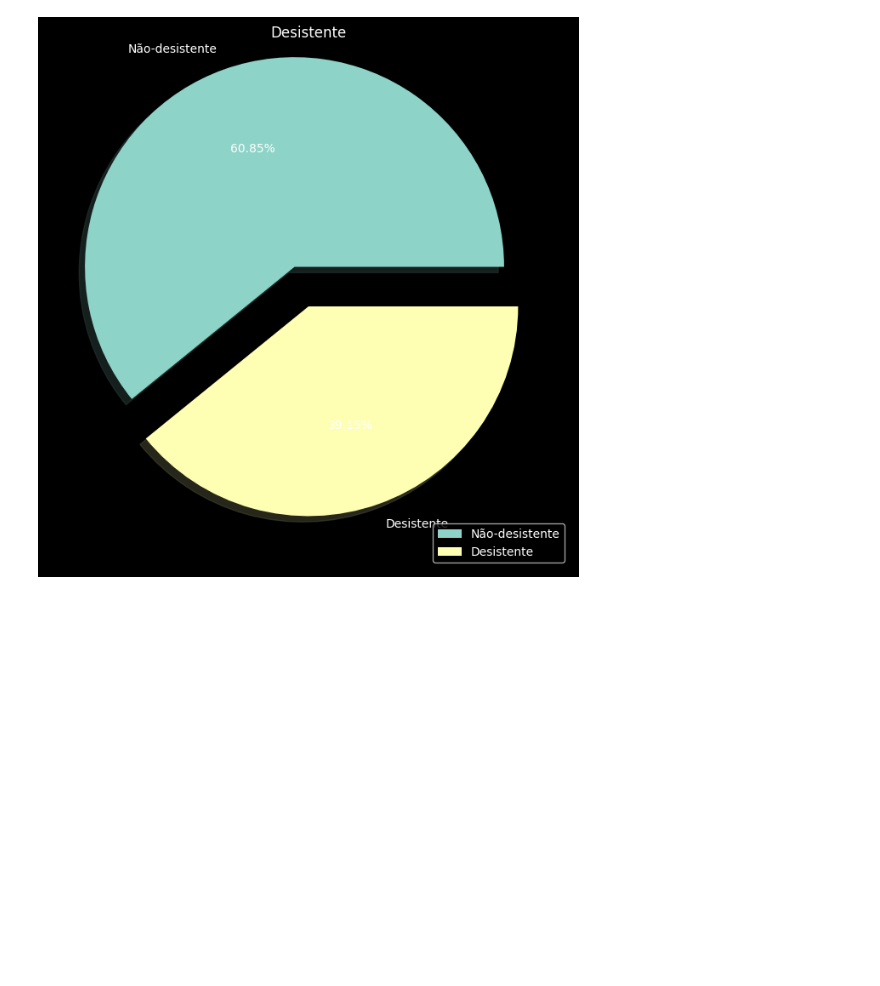
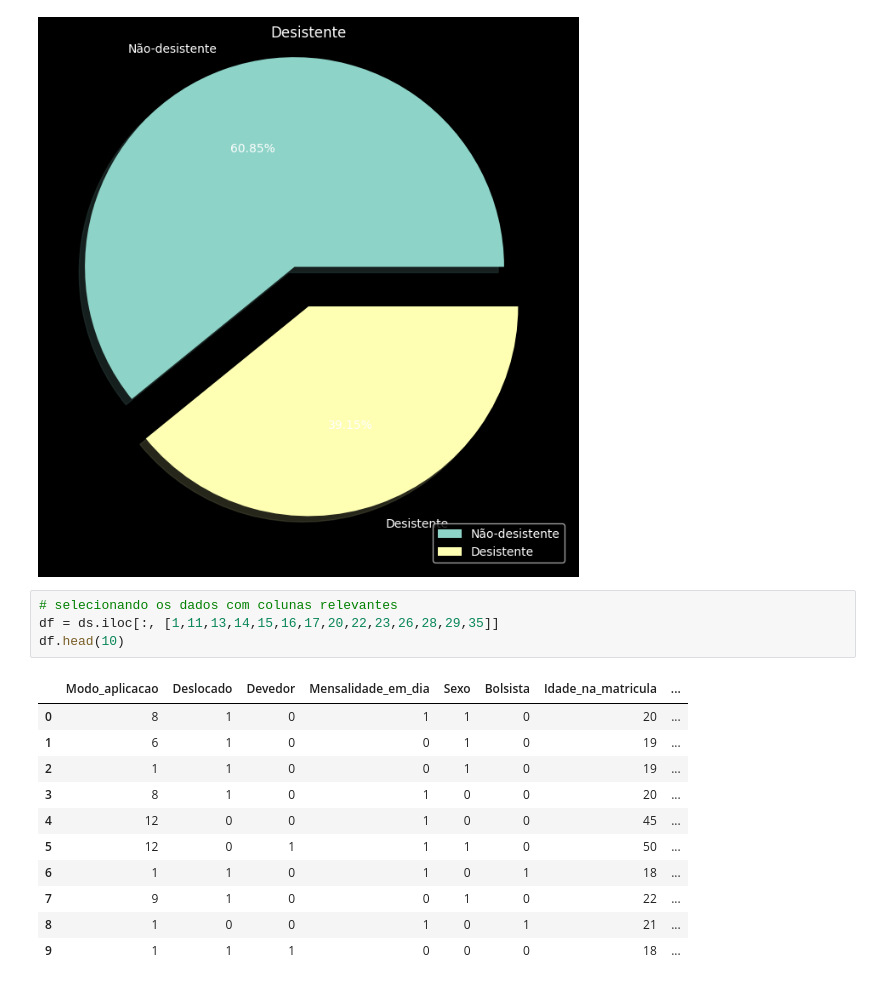
Before and after one commit to Joao-Inacio/Labs, a Jupyter notebook: Predict students/students.ipynb, the cells around one changed output. Cells and saved outputs as stored; diff of their text form; blank space fills up the shorter version.

```diff
--- a/Predict students/students.ipynb
+++ b/Predict students/students.ipynb
@@ -235,3 +235,19 @@ plt.pie(
 plt.legend(loc='lower right');
 # %% [output]
 [figure]
+# %%
+# selecionando os dados com colunas relevantes
+df = ds.iloc[:, [1,11,13,14,15,16,17,20,22,23,26,28,29,35]]
+df.head(10)
+# %% [output]
+|  | Modo_aplicacao | Deslocado | Devedor | Mensalidade_em_dia | Sexo | Bolsista | Idade_na_matricula | ... |
+| 0 | 8 | 1 | 0 | 1 | 1 | 0 | 20 | ... |
+| 1 | 6 | 1 | 0 | 0 | 1 | 0 | 19 | ... |
+| 2 | 1 | 1 | 0 | 0 | 1 | 0 | 19 | ... |
+| 3 | 8 | 1 | 0 | 1 | 0 | 0 | 20 | ... |
+| 4 | 12 | 0 | 0 | 1 | 0 | 0 | 45 | ... |
+| 5 | 12 | 0 | 1 | 1 | 1 | 0 | 50 | ... |
+| 6 | 1 | 1 | 0 | 1 | 0 | 1 | 18 | ... |
+| 7 | 9 | 1 | 0 | 0 | 1 | 0 | 22 | ... |
+| 8 | 1 | 0 | 0 | 1 | 0 | 1 | 21 | ... |
+| 9 | 1 | 1 | 1 | 0 | 0 | 0 | 18 | ... |
```
Also changed, not shown: parts of 13 cells of this notebook, 1 other file.
